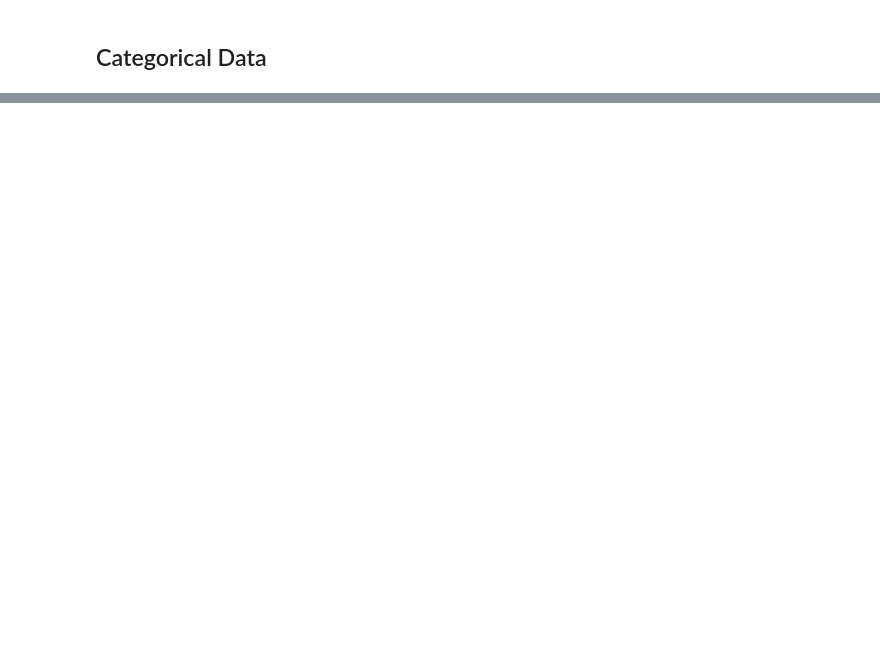
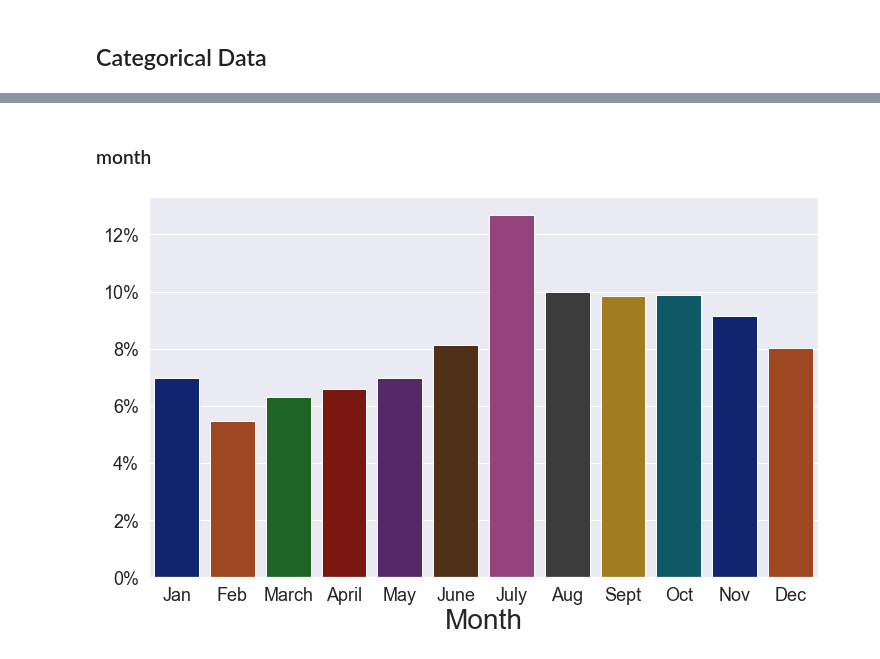
Before and after one commit to kevscon/ufo-reports, a Jupyter notebook: eda_viz.ipynb, the cells around one changed output, grey strips where cells are left out. Saved outputs shown, nothing was run; the diff lists cells and outputs as text; code cells hidden in the pictures; blank space fills up the shorter version.

```diff
--- a/eda_viz.ipynb
+++ b/eda_viz.ipynb
@@ -118,0 +99,26 @@ ufo_df['shape'].value_counts().plot(kind='bar');
+# %% [markdown]
+### month
+# %%
+column = 'month'
+data = ufo_df[column].value_counts() / ufo_df[column].value_counts().sum() * 100
+order = ['January', 'February', 'March', 'April', 'May', 'June', 'July', 'August',
+         'September', 'October', 'November', 'December']
+# bar plot
+month_plot = sns.barplot(
+    x=data.index,
+    y=data.values,
+    order=order,
+    palette=sns.color_palette("dark", 10)
+)
+# label x-axis
+month_plot.set(xlabel='Month')
+# rename x tick labels
+month_plot.set(xticklabels=['Jan', 'Feb', 'March', 'April', 'May', 'June', 'July', 'Aug',
+         'Sept', 'Oct', 'Nov', 'Dec'])
+# format y-axis as %
+month_plot.yaxis.set_major_formatter(mtick.PercentFormatter(decimals=0))
+# save plot image
+fig = month_plot.get_figure()
+# fig.savefig('img/months.png', bbox_inches='tight')
+# %% [output]
+[figure, added]
```
Also changed, not shown: parts of 31 cells of this notebook, 18 other files.
